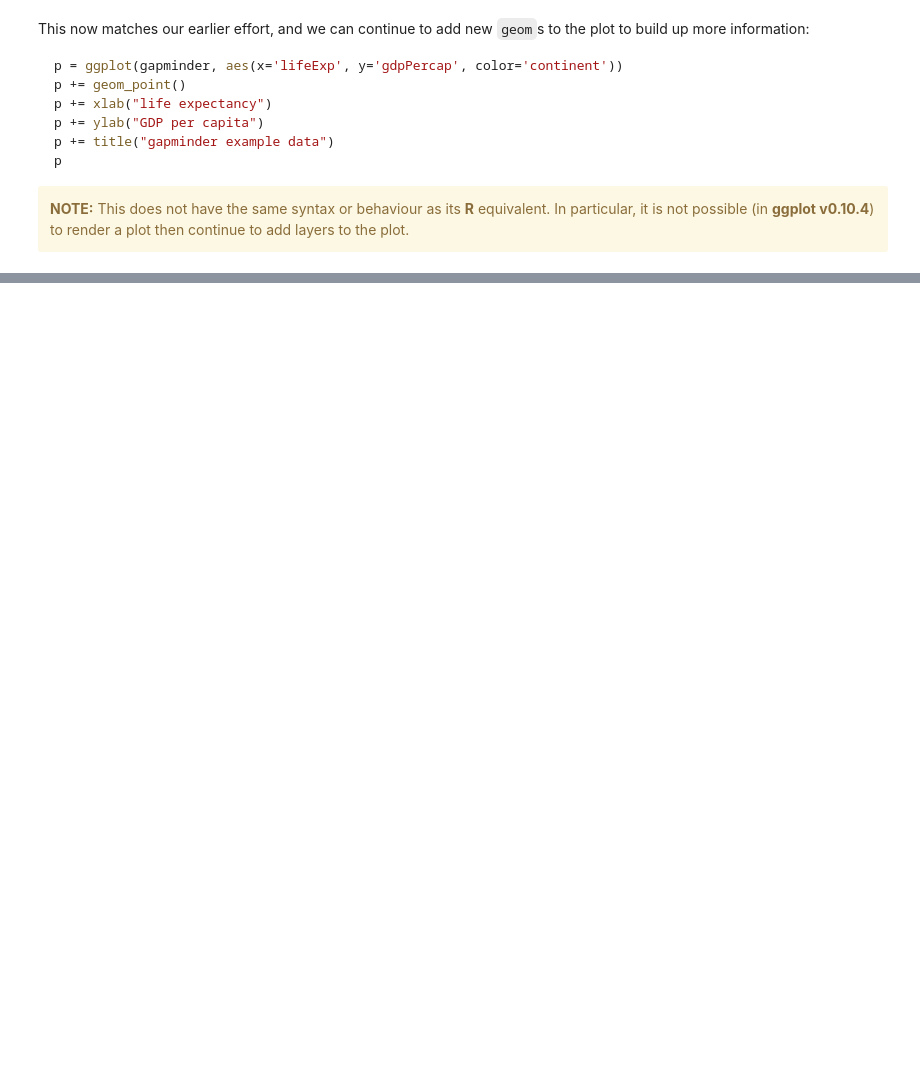
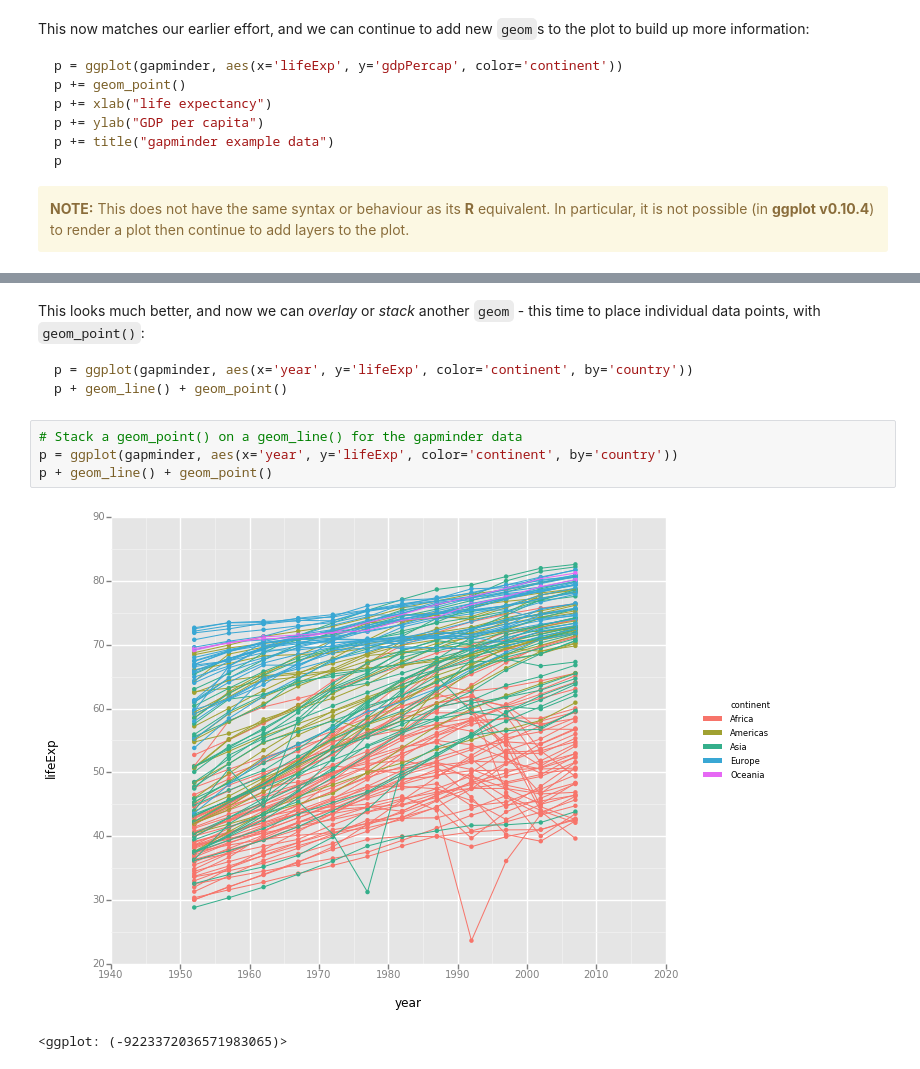
Before and after one commit to widdowquinn/Teaching-Data-Visualisation, a Jupyter notebook: exercises/grammar_of_graphics/grammar_of_graphics.ipynb, the cells around one changed output, grey strips where cells are left out. Drawn from its saved outputs; the diff is of its cells as text; blank space fills up the shorter version.

````diff
--- a/exercises/grammar_of_graphics/grammar_of_graphics.ipynb
+++ b/exercises/grammar_of_graphics/grammar_of_graphics.ipynb
@@ -314,0 +368,14 @@ p
+# %% [markdown]
+This looks much better, and now we can *overlay* or *stack* another `geom` - this time to place individual data points, with `geom_point()`:
+
+```python
+p = ggplot(gapminder, aes(x='year', y='lifeExp', color='continent', by='country'))
+p + geom_line() + geom_point()
+```
+# %%
+# Stack a geom_point() on a geom_line() for the gapminder data
+p = ggplot(gapminder, aes(x='year', y='lifeExp', color='continent', by='country'))
+p + geom_line() + geom_point()
+# %% [output]
+[figure, added]
+<ggplot: (-9223372036571983065)>
````
Also changed, not shown: parts of 40 cells of this notebook, 2 other files.
